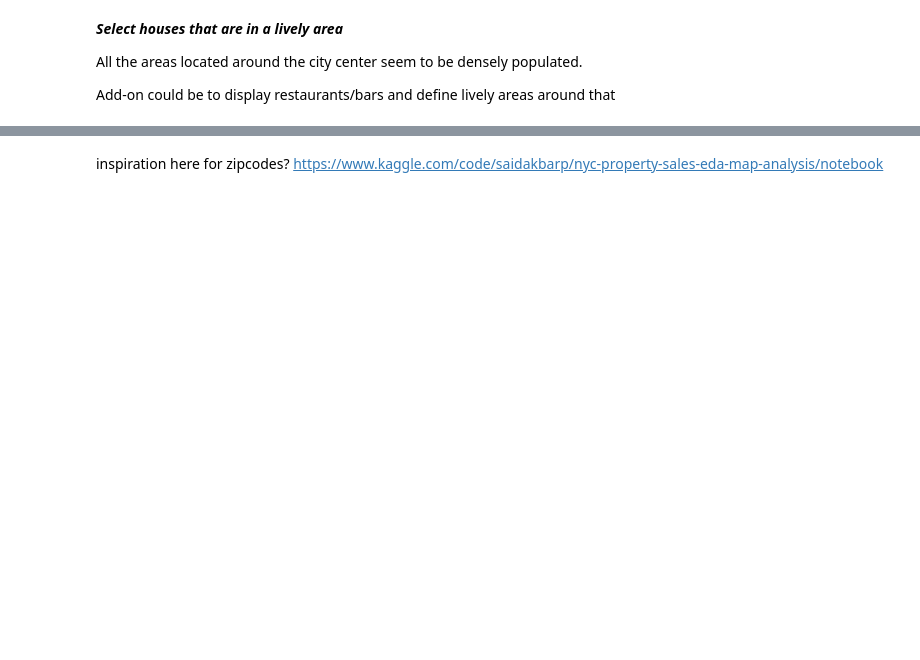
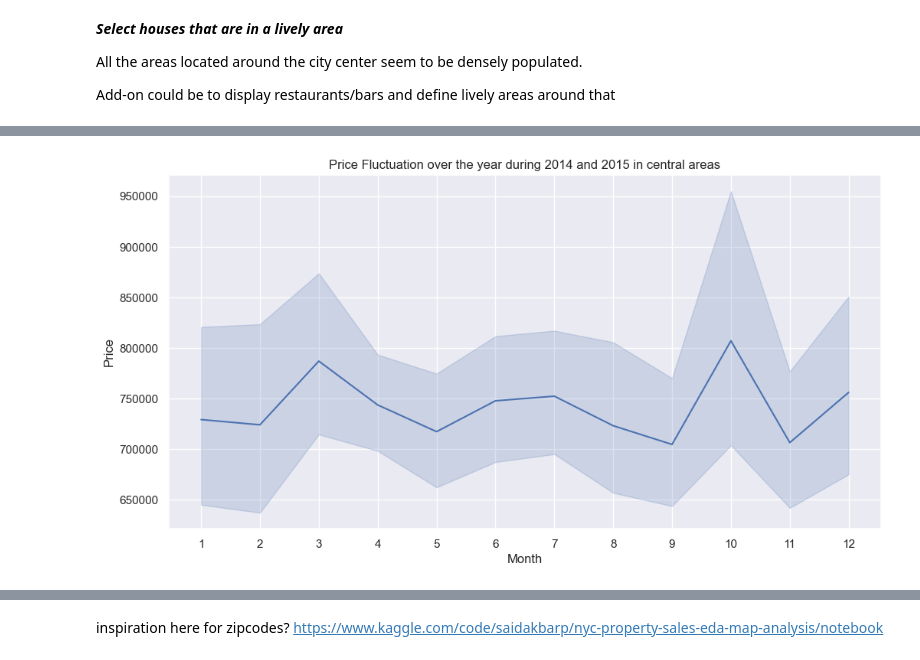
Before and after one commit to eockfen/EDA_King_County_home_sales, a Jupyter notebook: EDA.ipynb, the cells around one changed output, grey strips where cells are left out. Drawn from its saved outputs; the diff is of its cells as text; code cells hidden in the pictures; blank space fills up the shorter version.

```diff
--- a/EDA.ipynb
+++ b/EDA.ipynb
@@ -607,0 +617,10 @@ basemap # render the map
+# %%
+#extract year and month of sold date
+central_houses_df['year_sold'] = central_houses_df['date'].dt.year # extract only year
+central_houses_df['month_sold'] = central_houses_df['date'].dt.month# extract only month
+central_houses_df['year_sold'] = central_houses_df['year_sold'].astype(str) #convert yea to string
+central_houses_df = central_houses_df.sort_values('month_sold')
+
+
+central_houses_df.head()
+central_houses_df.date.unique()
@@ -607,0 +639,20 @@ basemap # render the map
+# %%
+
+#plotting price fluctuation over the year
+sns.set_theme(style="darkgrid")
+
+
+# Plot
+plt.figure(figsize=(12, 6))
+sns.lineplot(x="month_sold", y="price",
+             data=central_houses_df)
+plt.title('Price Fluctuation over the year during 2014 and 2015 in central areas')
+plt.xlabel('Month')
+plt.ylabel('Price')
+
+#xtick intervals
+plt.xticks(range(1,13))
+
+plt.show()
+# %% [output]
+[figure, added]
```
Also changed, not shown: parts of 18 cells of this notebook.
